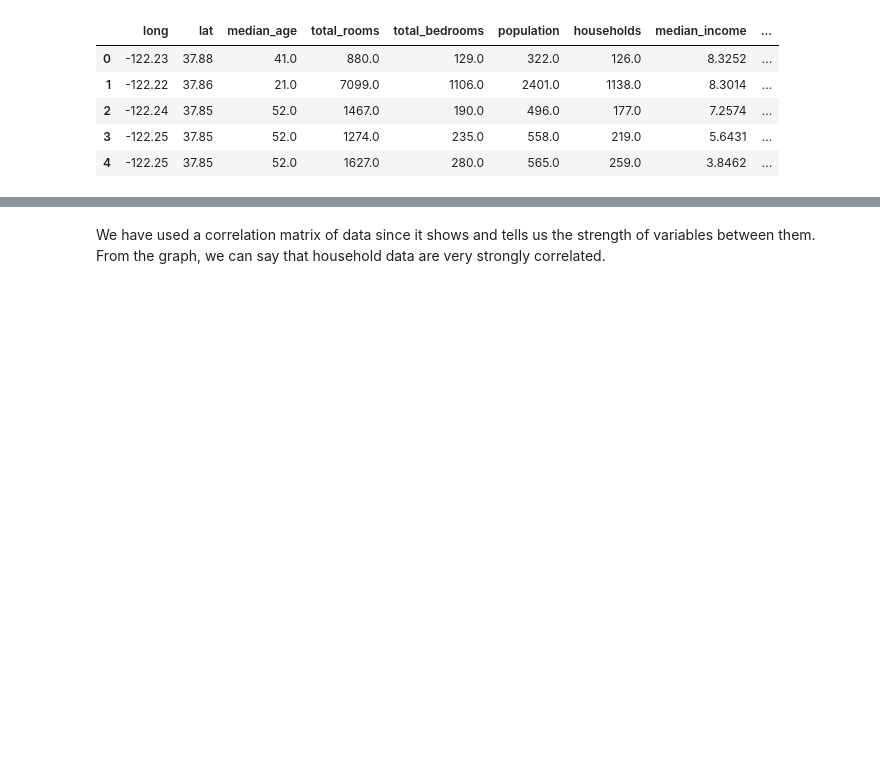
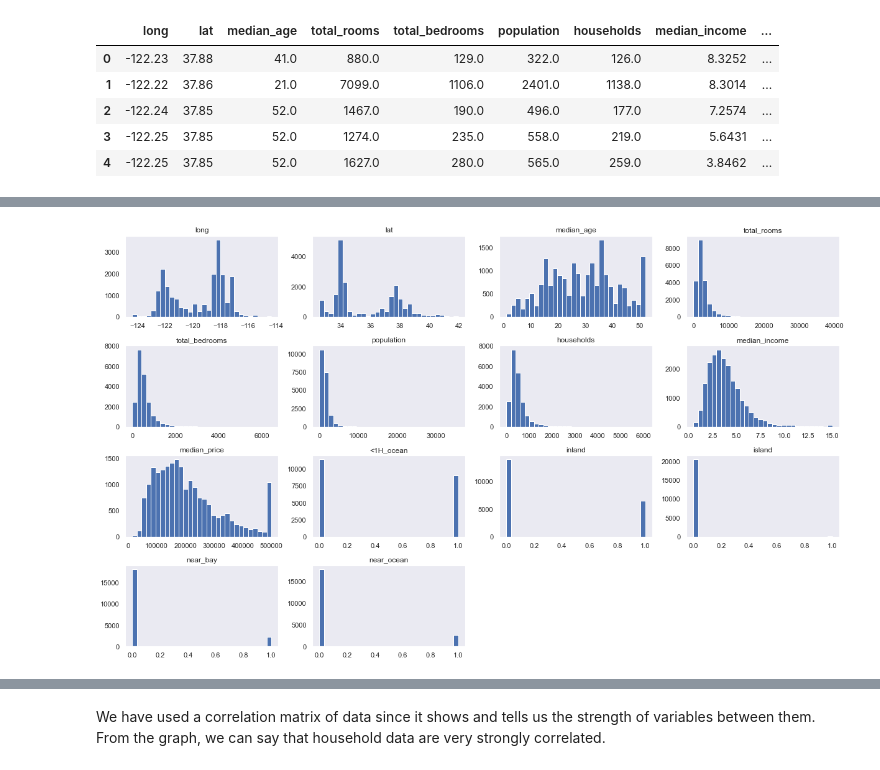
Before and after one commit to llennemann/COGS-118A-ML-Project, a Jupyter notebook: FinalProject_Group017-SP23.ipynb, the cells around one changed output, grey strips where cells are left out. Cells and saved outputs as stored; diff of their text form; code cells hidden in the pictures; blank space fills up the shorter version.

```diff
--- a/FinalProject_Group017-SP23.ipynb
+++ b/FinalProject_Group017-SP23.ipynb
@@ -109,0 +107,6 @@ None
+# %%
+hist = df.hist(bins=30, figsize=(17, 10), grid=False)
+plt.tight_layout()
+plt.show()
+# %% [output]
+[figure, added]
```
Also changed, not shown: parts of 32 cells of this notebook.
